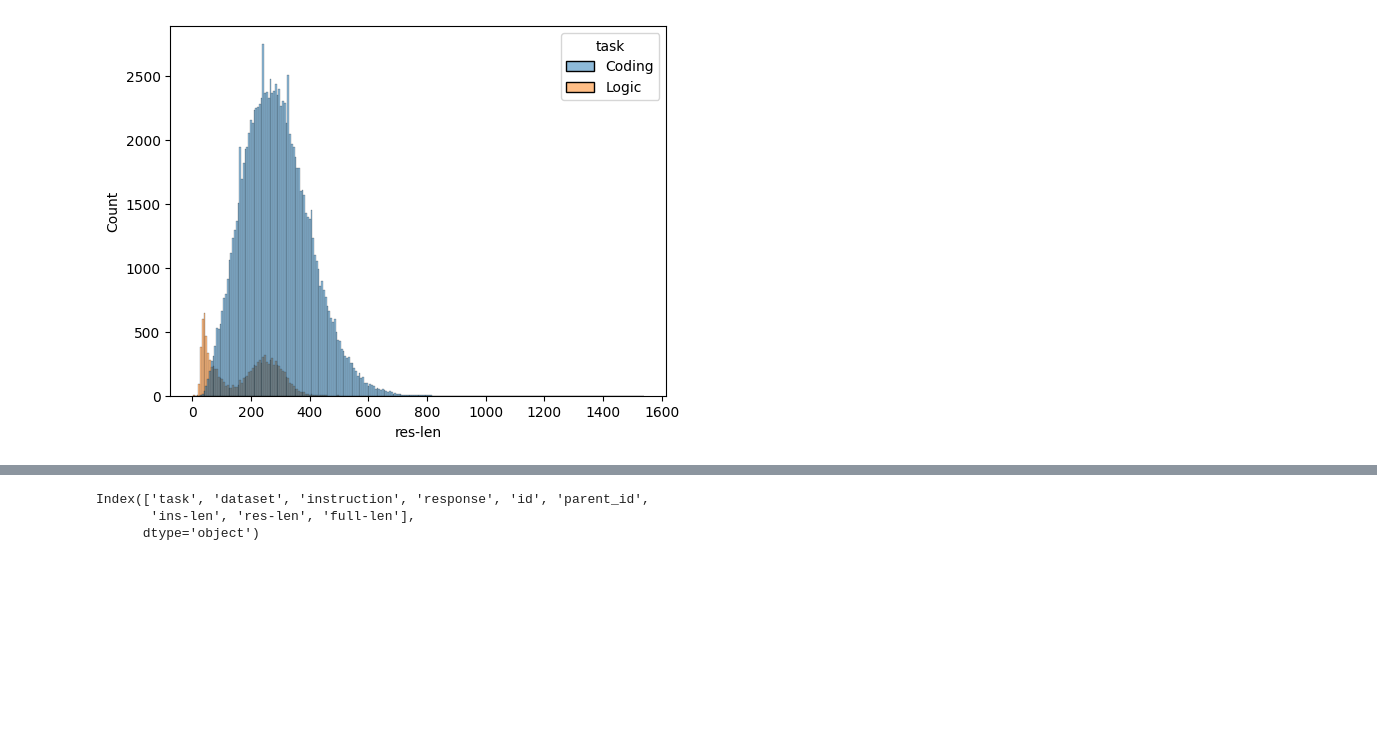
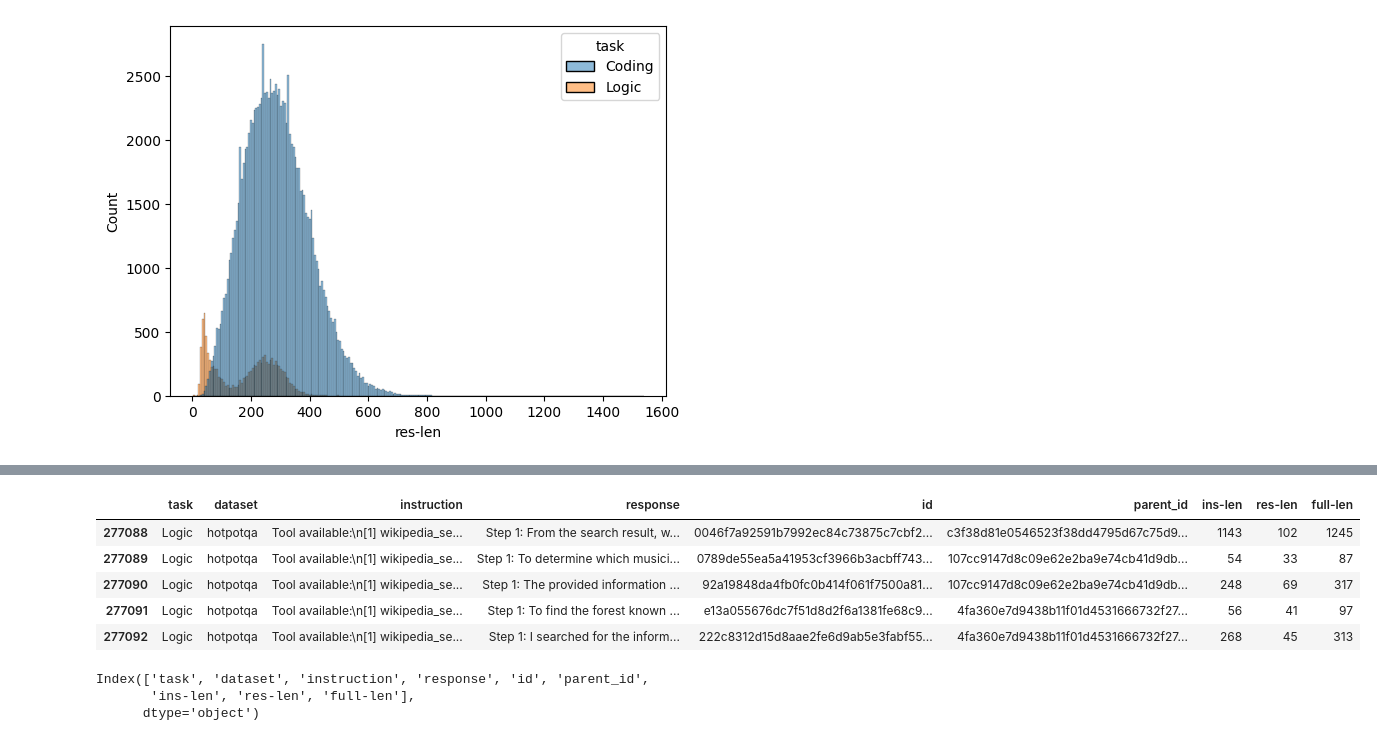
Before and after one commit to SIVASKANDAN-P/PYTHON-CODE-HINT, a Jupyter notebook: Code_solution_experimentation.ipynb, the cells around one changed output, grey strips where cells are left out. Cells and saved outputs as stored; diff of their text form; code cells hidden in the pictures; blank space fills up the shorter version.

```diff
--- a/Code_solution_experimentation.ipynb
+++ b/Code_solution_experimentation.ipynb
@@ -190,3 +209,12 @@ plt.savefig("/content/drive/MyDrive/plots/res_len_hued_tasks_histplot_dpi.png",
+# %%
+data_filter[data_filter['task']=='Logic'].head()
+# %% [output]
+|  | task | dataset | instruction | response | id | parent_id | ins-len | res-len | full-len |
+| 277088 | Logic | hotpotqa | Tool available:\n[1] wikipedia_se... | Step 1: From the search result, w... | 0046f7a92591b7992ec84c73875c7cbf2... | c3f38d81e0546523f38dd4795d67c75d9... | 1143 | 102 | 1245 |
+| 277089 | Logic | hotpotqa | Tool available:\n[1] wikipedia_se... | Step 1: To determine which musici... | 0789de55ea5a41953cf3966b3acbff743... | 107cc9147d8c09e62e2ba9e74cb41d9db... | 54 | 33 | 87 |
+| 277090 | Logic | hotpotqa | Tool available:\n[1] wikipedia_se... | Step 1: The provided information ... | 92a19848da4fb0fc0b414f061f7500a81... | 107cc9147d8c09e62e2ba9e74cb41d9db... | 248 | 69 | 317 |
+| 277091 | Logic | hotpotqa | Tool available:\n[1] wikipedia_se... | Step 1: To find the forest known ... | e13a055676dc7f51d8d2f6a1381fe68c9... | 4fa360e7d9438b11f01d4531666732f27... | 56 | 41 | 97 |
+| 277092 | Logic | hotpotqa | Tool available:\n[1] wikipedia_se... | Step 1: I searched for the inform... | 222c8312d15d8aae2fe6d9ab5e3fabf55... | 4fa360e7d9438b11f01d4531666732f27... | 268 | 45 | 313 |
 # %%
 data_filter.columns
 # %% [output]
```
Also changed, not shown: parts of 7 cells of this notebook.
